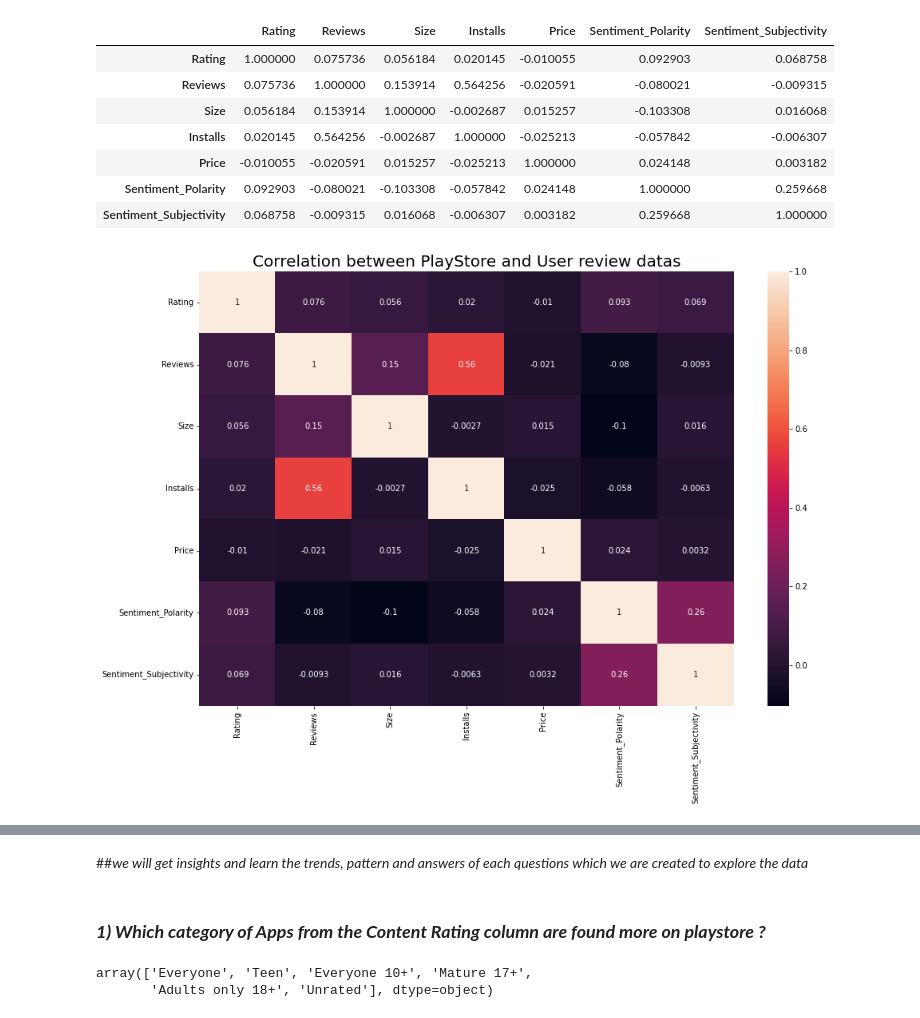
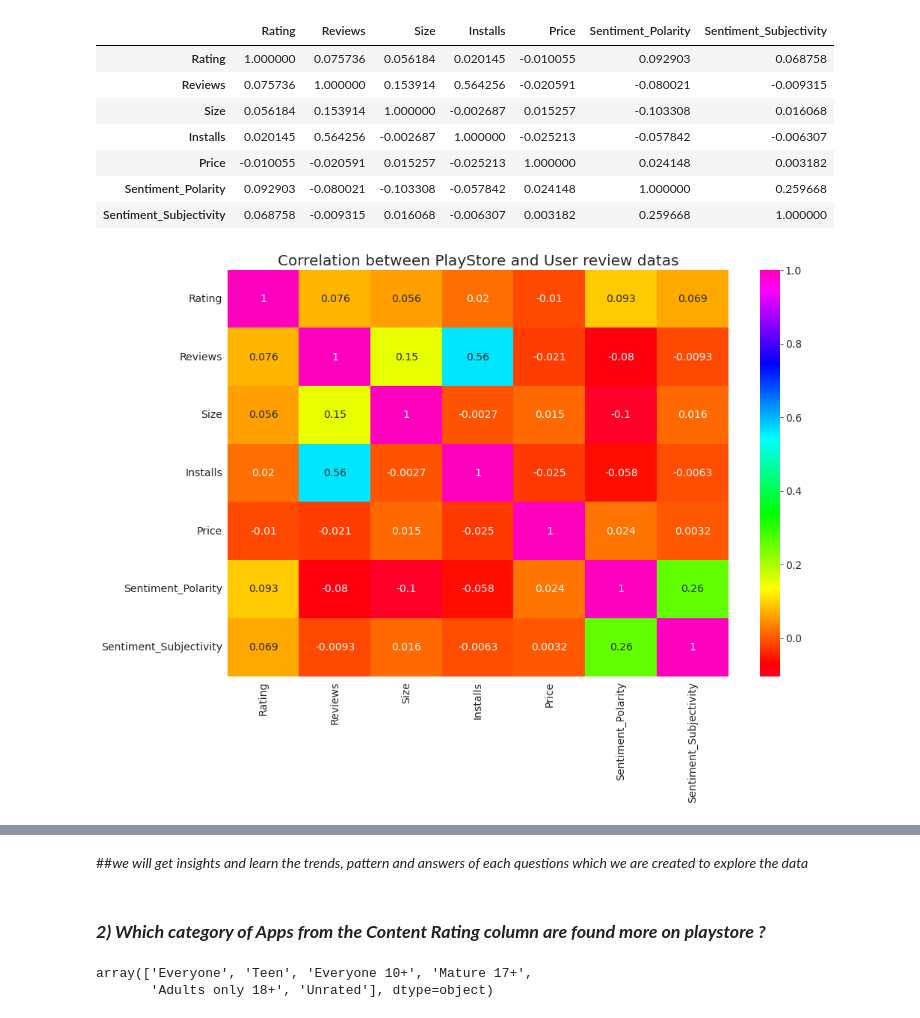
Before and after one commit to tushar2411/Almabetter-Data-Science, a Jupyter notebook: myPlay_Store_App_Review_Analysis_Capstone_Project.ipynb, the cells around one changed output, grey strips where cells are left out. Cells and saved outputs as stored; diff of their text form; code cells hidden in the pictures.

```diff
--- a/myPlay_Store_App_Review_Analysis_Capstone_Project.ipynb
+++ b/myPlay_Store_App_Review_Analysis_Capstone_Project.ipynb
@@ -698,10 +710,10 @@ merge_datas.corr()
 | Sentiment_Subjectivity | 0.068758 | -0.009315 | 0.016068 | -0.006307 | 0.003182 | 0.259668 | 1.000000 |
 # %%
 plt.figure(figsize=(15,10))
-sns.heatmap(merge_datas.corr(),annot=True)
+sns.heatmap(merge_datas.corr(),annot=True,cmap='gist_rainbow')
 plt.title("Correlation between PlayStore and User review datas",size=20);
 # %% [output]
-[figure, old version]
+[figure, new version]
 # %%
 merge_datas = merge_datas.dropna(subset=['Sentiment', 'Translated_Review'])
 merge_datas.head()
@@ -715,7 +727,7 @@ merge_datas.head()
 # %% [markdown]
 ##*we will get insights and learn the trends, pattern and answers of each questions which we are created to explore the data*
 # %% [markdown]
-### ***1) Which category of Apps from the Content Rating column are found more on playstore ?***
+### ***2) Which category of Apps from the Content Rating column are found more on playstore ?***
 # %%
 playSdata['Content_Rating'].unique()
 # %% [output]
```
Also changed, not shown: parts of 45 cells of this notebook.
